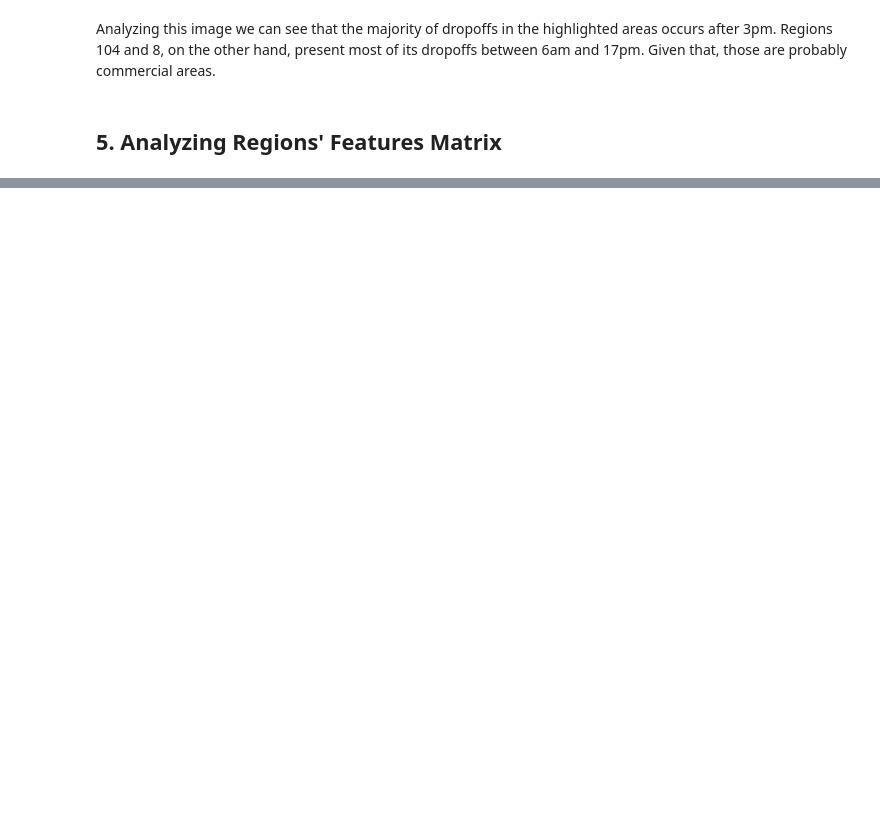
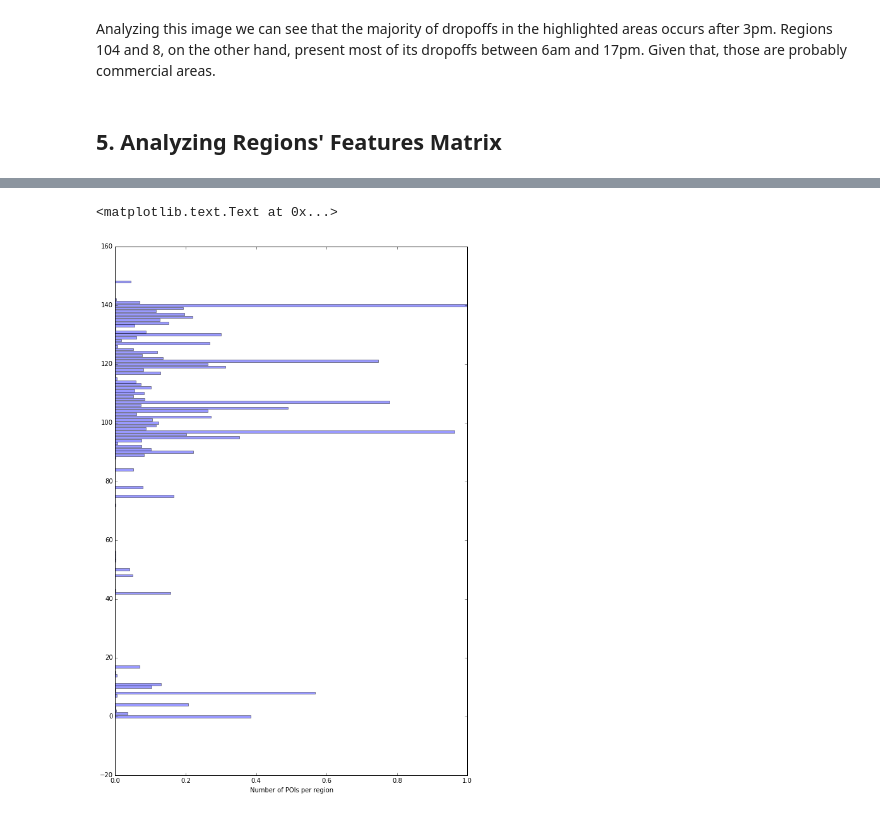
Before and after one commit to paulaceccon/nyc-noise-research, a Jupyter notebook: ResultAnalysis/checkingMatrices.ipynb, the cells around one changed output, grey strips where cells are left out. Drawn from its saved outputs; the diff is of its cells as text; code cells hidden in the pictures; blank space fills up the shorter version.

```diff
--- a/ResultAnalysis/checkingMatrices.ipynb
+++ b/ResultAnalysis/checkingMatrices.ipynb
@@ -213,0 +242,7 @@ Analyzing this image we can see that the majority of dropoffs in the highlighted
+# %%
+plt.figure(figsize=(10, 15), dpi=200)
+plt.barh(y_pos, B[:,2], align='center', alpha=0.4)
+plt.xlabel('Number of POIs per region')
+# %% [output]
+<matplotlib.text.Text at 0x...>
+[figure, added]
```
Also changed, not shown: parts of 10 cells of this notebook, 4 other files.
